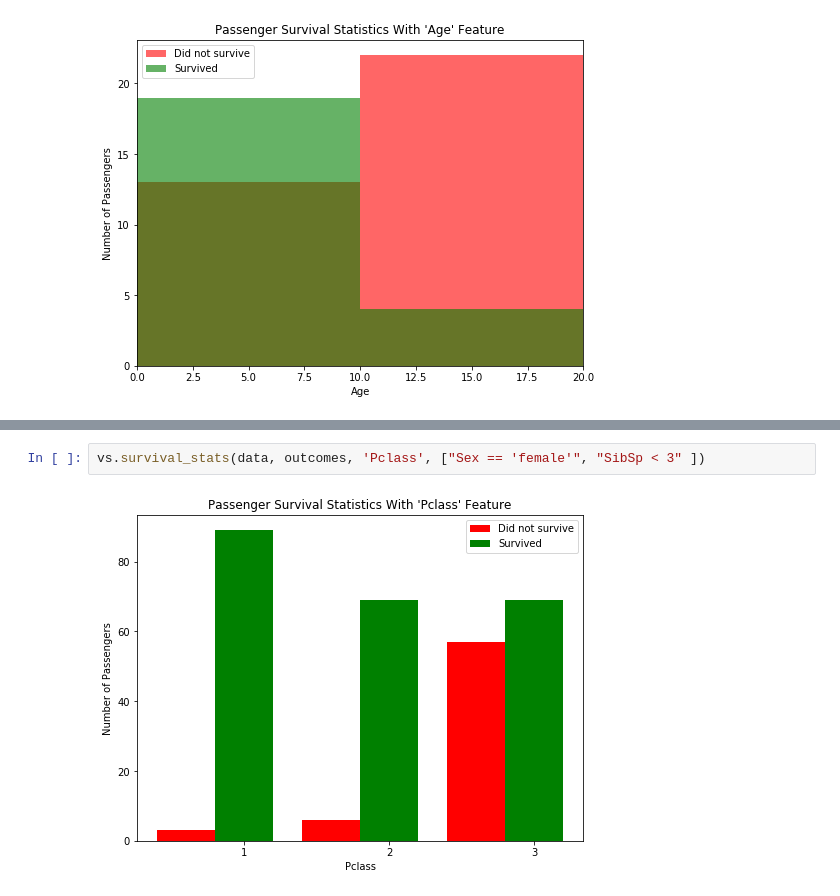
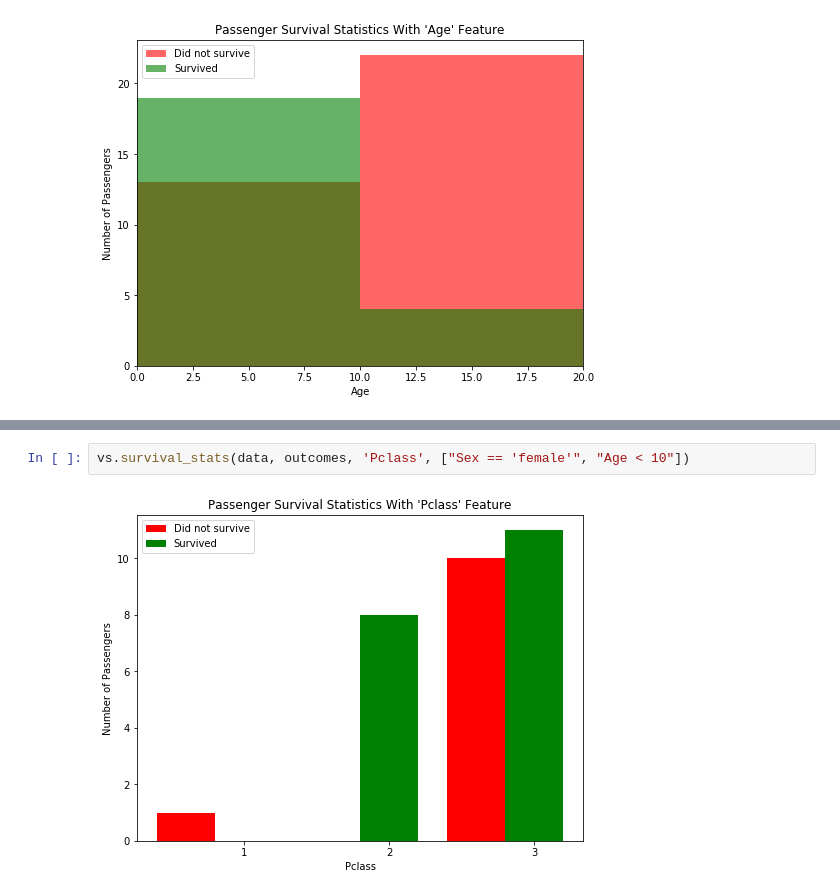
Before and after one commit to Nourahussein/Udacity-MLND, a Jupyter notebook: P0-Titanic Survival Exploration/titanic_analysis.ipynb, the cells around one changed output, grey strips where cells are left out. Cells and saved outputs as stored; diff of their text form.

```diff
--- a/P0-Titanic Survival Exploration/titanic_analysis.ipynb
+++ b/P0-Titanic Survival Exploration/titanic_analysis.ipynb
@@ -178,4 +235,4 @@ vs.survival_stats(data, outcomes, 'Pclass', ["Sex == 'male'", "SibSp < 2" ])
 # %%
-vs.survival_stats(data, outcomes, 'Pclass', ["Sex == 'female'", "SibSp < 3" ])
+vs.survival_stats(data, outcomes, 'Pclass', ["Sex == 'female'", "Age < 10"])
 # %% [output]
-[figure, old version]
+[figure, new version]
```
Also changed, not shown: parts of 25 cells of this notebook, 1 other file.
